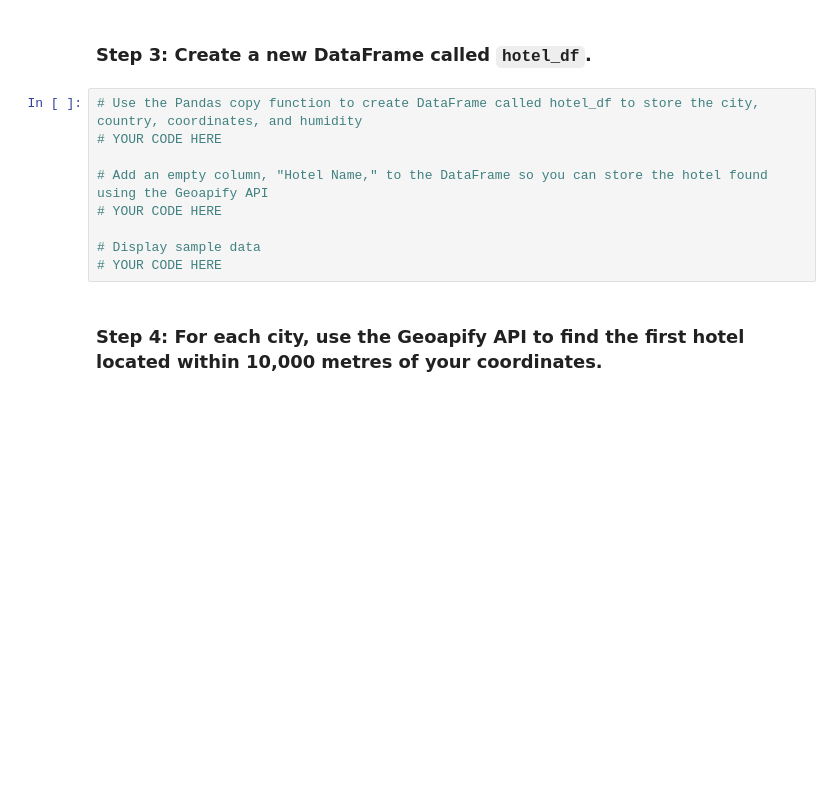
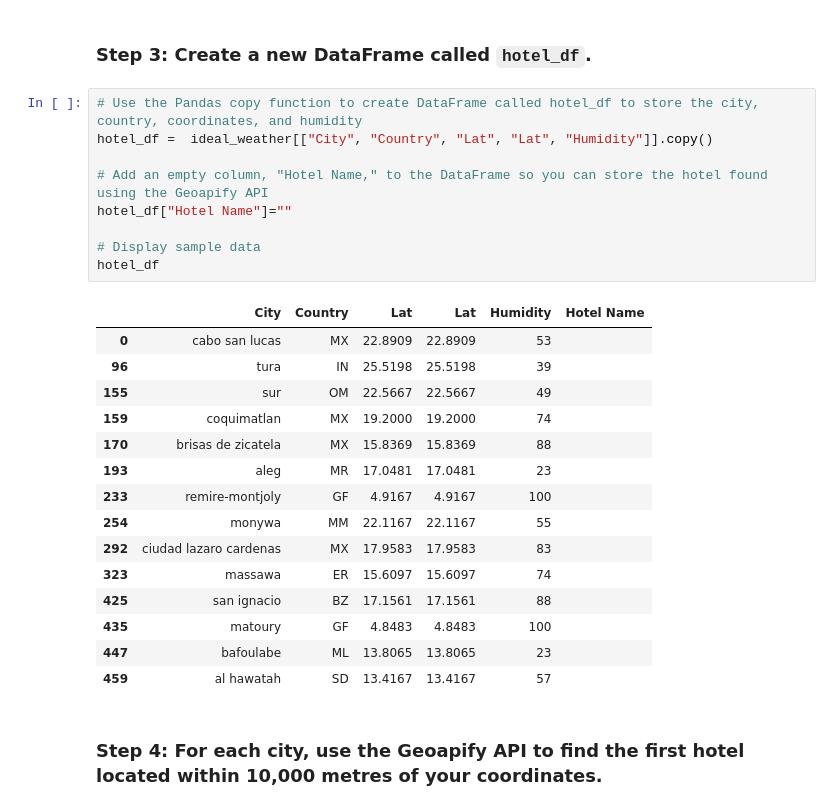
Before and after one commit to M-Soriano/python-api-challenge, a Jupyter notebook: VacationPy.ipynb, the cells around one changed output. Cells and saved outputs as stored; diff of their text form; blank space fills up the shorter version.

Commit message:
In VacationPy.ipynb adding hotel_df copy

```diff
--- a/VacationPy.ipynb
+++ b/VacationPy.ipynb
@@ -86,13 +86,29 @@ ideal_weather
 ### Step 3: Create a new DataFrame called `hotel_df`.
 # %%
 # Use the Pandas copy function to create DataFrame called hotel_df to store the city, country, coordinates, and humidity
-# YOUR CODE HERE
+hotel_df =  ideal_weather[["City", "Country", "Lat", "Lat", "Humidity"]].copy()
 
 # Add an empty column, "Hotel Name," to the DataFrame so you can store the hotel found using the Geoapify API
-# YOUR CODE HERE
+hotel_df["Hotel Name"]=""
 
 # Display sample data
-# YOUR CODE HERE
+hotel_df
+# %% [output]
+|  | City | Country | Lat | Lat | Humidity | Hotel Name |
+| 0 | cabo san lucas | MX | 22.8909 | 22.8909 | 53 |  |
+| 96 | tura | IN | 25.5198 | 25.5198 | 39 |  |
+| 155 | sur | OM | 22.5667 | 22.5667 | 49 |  |
+| 159 | coquimatlan | MX | 19.2000 | 19.2000 | 74 |  |
+| 170 | brisas de zicatela | MX | 15.8369 | 15.8369 | 88 |  |
+| 193 | aleg | MR | 17.0481 | 17.0481 | 23 |  |
+| 233 | remire-montjoly | GF | 4.9167 | 4.9167 | 100 |  |
+| 254 | monywa | MM | 22.1167 | 22.1167 | 55 |  |
+| 292 | ciudad lazaro cardenas | MX | 17.9583 | 17.9583 | 83 |  |
+| 323 | massawa | ER | 15.6097 | 15.6097 | 74 |  |
+| 425 | san ignacio | BZ | 17.1561 | 17.1561 | 88 |  |
+| 435 | matoury | GF | 4.8483 | 4.8483 | 100 |  |
+| 447 | bafoulabe | ML | 13.8065 | 13.8065 | 23 |  |
+| 459 | al hawatah | SD | 13.4167 | 13.4167 | 57 |  |
 # %% [markdown]
 ### Step 4: For each city, use the Geoapify API to find the first hotel located within 10,000 metres of your coordinates.
 # %%
```
